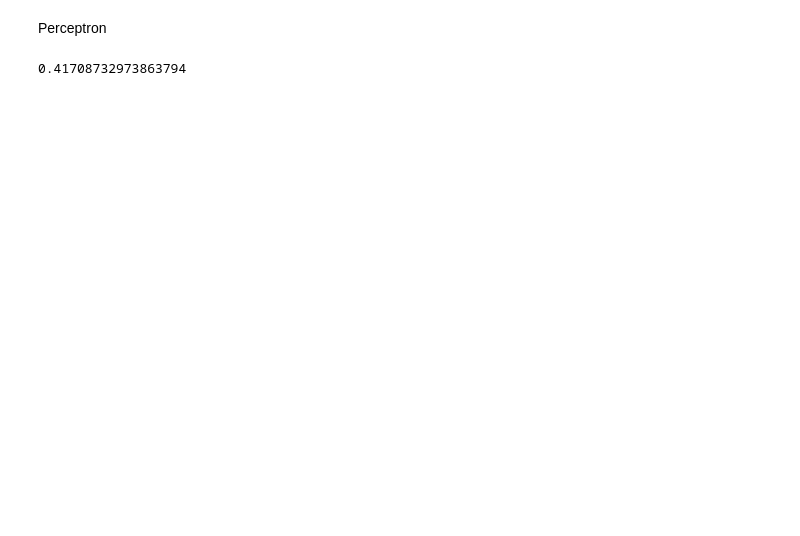
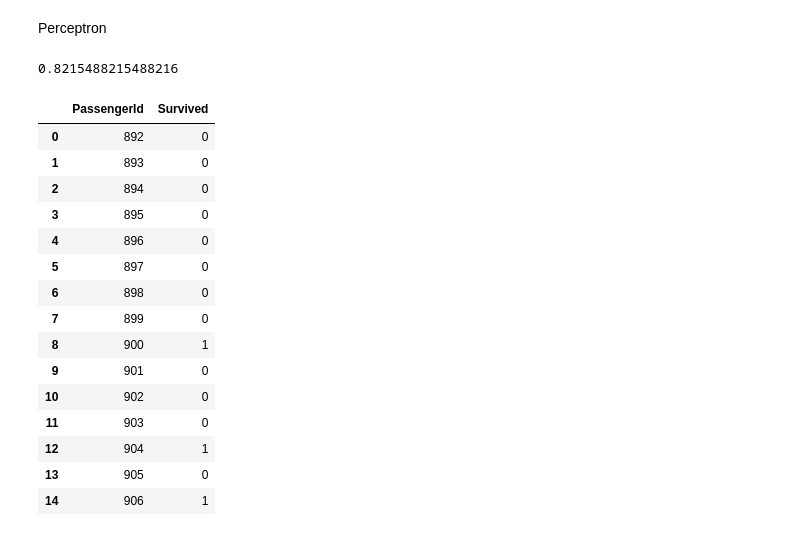
Before and after one commit to CamMulligan/AI_Assignment2, a Jupyter notebook: Titanic.ipynb, the cells around one changed output. Drawn from its saved outputs; the diff is of its cells as text; code cells hidden in the pictures; blank space fills up the shorter version.

```diff
--- a/Titanic.ipynb
+++ b/Titanic.ipynb
@@ -277,3 +308,20 @@ prepared.shape
+# %%
+pipeline = Pipeline([
+    ('cleaner', TitanicDataFramePipe()),
+    ('imputer', SimpleImputer(strategy="median")),
+    ('std_scaler', StandardScaler())
+])
+
+test_pipeline = Pipeline([
+    ('cleaner', TitanicTestDataFramePipe()),
+    ('imputer', SimpleImputer(strategy="median")),
+    ('std_scaler', StandardScaler())
+])
+
+titanic_train = load_titanic_training_data()
+test = load_titanic_test_data()
+test_t = test_pipeline.fit_transform(test)
+prepared = pipeline.fit_transform(titanic_train)
 # %%
 def get_labels(original):
     return original["Survived"].copy()
@@ -320,0 +348,10 @@ get_rsme(predictions, labels)
+# %%
+x_train, x_test, y_train, y_test = train_test_split(prepared, labels, test_size=0.25,shuffle=False)
+
+gnb = GaussianNB()
+gnb.fit(x_train,y_train)
+predictions = gnb.predict(x_test)
+
+print(confusion_matrix(y_test, predictions))
+print(classification_report(y_test, predictions))
+print(accuracy_score(y_test, predictions))
@@ -320,0 +371,8 @@ get_rsme(predictions, labels)
+# %%
+gnb.fit(prepared,labels)
+predictions = gnb.predict(test_t)
+
+test_final = test.copy()[['PassengerId']]
+test_final['Survived'] = predictions
+test_final.to_csv('titanic_gnb_prediction.csv', index=False)
+test_final.head(15)
@@ -321,11 +389,34 @@ get_rsme(predictions, labels)
 # %% [markdown]
 Perceptron
 # %%
-from sklearn.neural_network import MLPClassifier
 clf = MLPClassifier(solver='lbfgs', alpha=1e-5, hidden_layer_sizes=(5, 2), random_state=1)
 
 predictions = clf.fit(prepared, labels).predict(prepared)
-
+score = accuracy_score(labels,predictions)
 get_rsme(predictions, labels)
+print(score)
 # %% [output]
-0.41708732973863794
+0.8215488215488216
+# %%
+predictions = clf.predict(test_t)
+test_final = test.copy()[['PassengerId']]
+test_final['Survived'] = predictions
+test_final.to_csv('titanic_mlp_prediction.csv', index=False)
+test_final.head(15)
+# %% [output]
+|  | PassengerId | Survived |
+| 0 | 892 | 0 |
+| 1 | 893 | 0 |
+| 2 | 894 | 0 |
+| 3 | 895 | 0 |
+| 4 | 896 | 0 |
+| 5 | 897 | 0 |
+| 6 | 898 | 0 |
+| 7 | 899 | 0 |
+| 8 | 900 | 1 |
+| 9 | 901 | 0 |
+| 10 | 902 | 0 |
+| 11 | 903 | 0 |
+| 12 | 904 | 1 |
+| 13 | 905 | 0 |
+| 14 | 906 | 1 |
```
Also changed, not shown: parts of 27 cells of this notebook, 2 other files.
